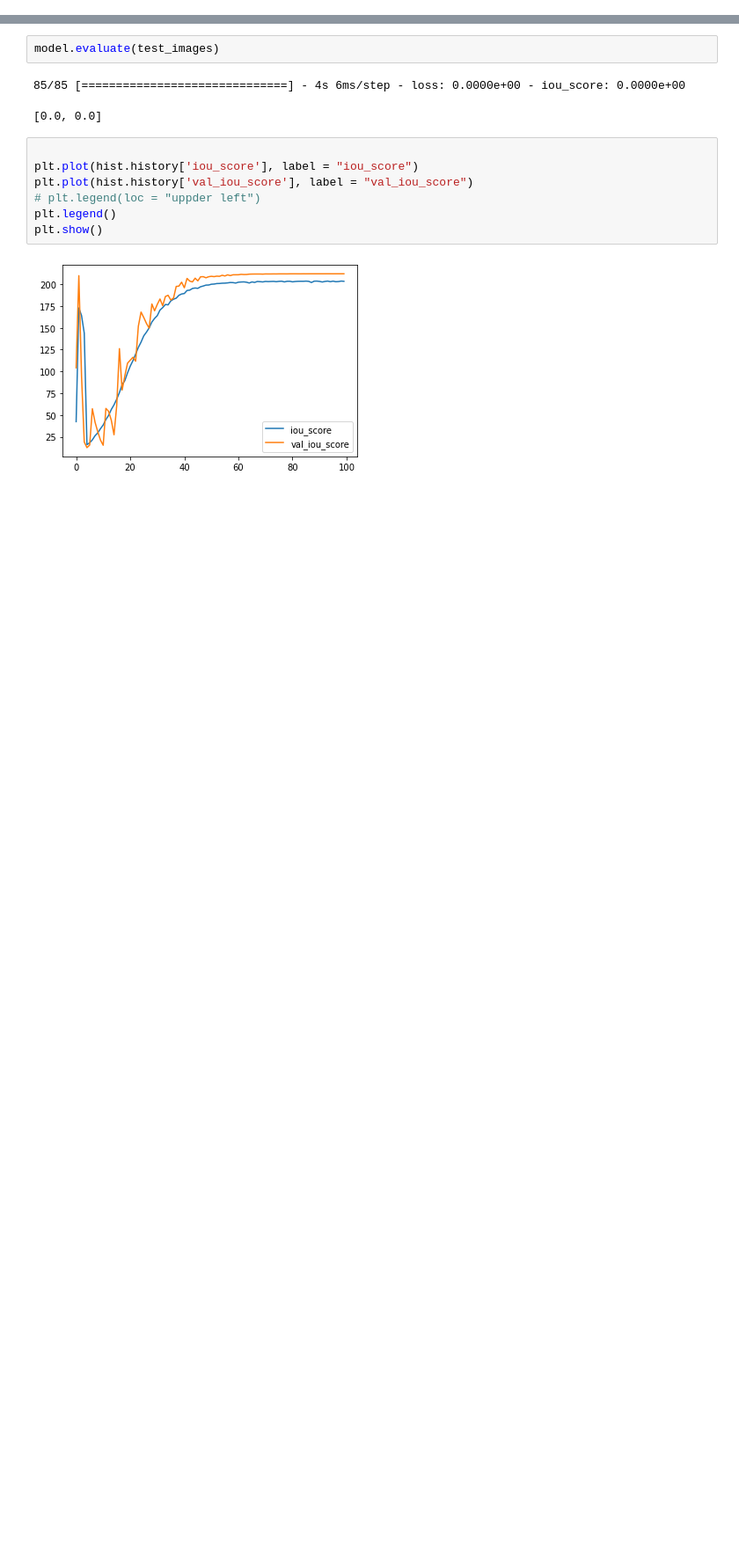
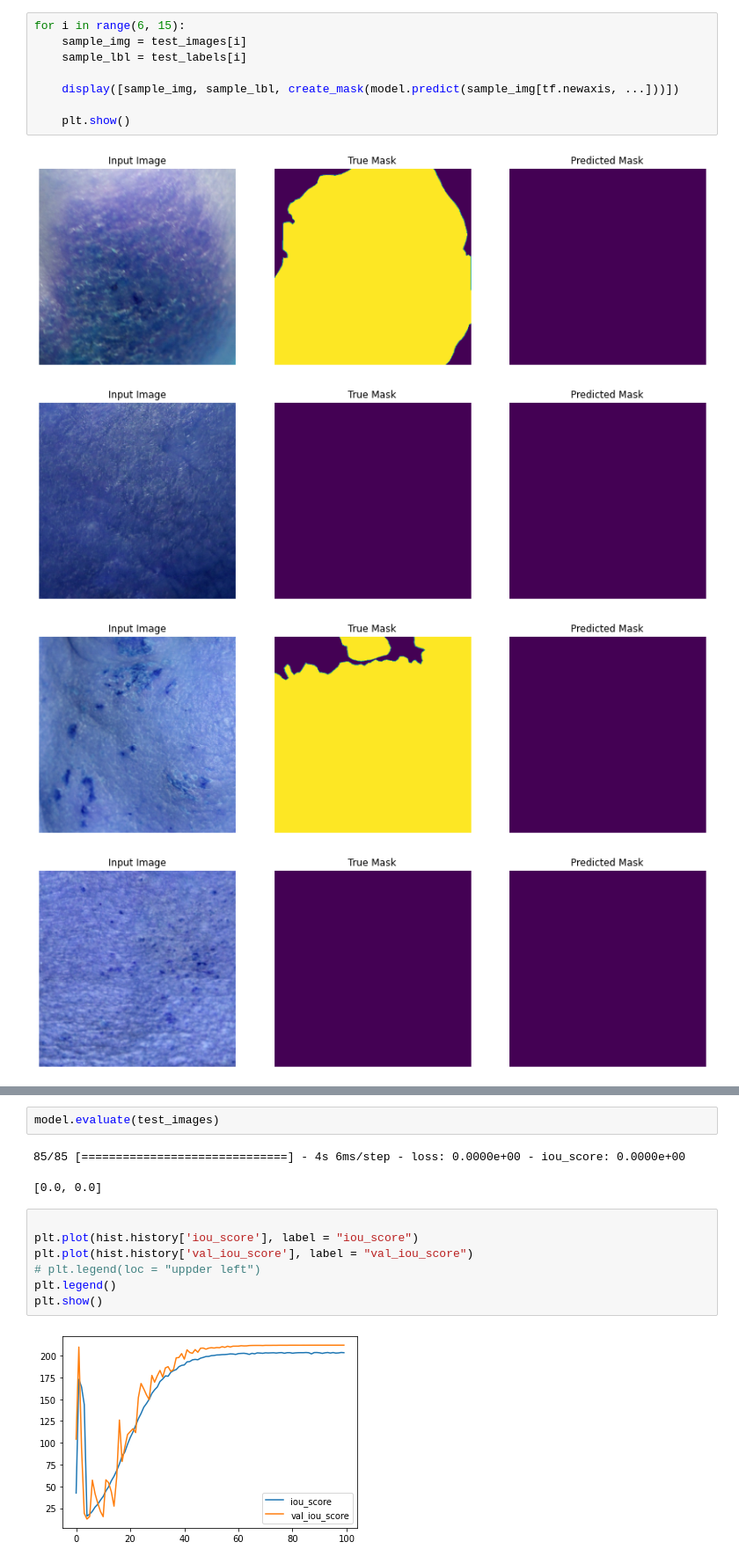
Before and after one commit to SeHwanYoo/child_segmentation, a Jupyter notebook: train.ipynb, the cells around one changed output, grey strips where cells are left out. Shown at 88% size. Saved outputs shown, nothing was run; the diff lists cells and outputs as text; blank space fills up the shorter version.

```diff
--- a/train.ipynb
+++ b/train.ipynb
@@ -146,0 +374,13 @@ preprocess_input = sm.get_preprocessing(BACKBONE)
+# %%
+for i in range(6, 15):
+    sample_img = test_images[i]
+    sample_lbl = test_labels[i]
+
+    display([sample_img, sample_lbl, create_mask(model.predict(sample_img[tf.newaxis, ...]))])
+
+    plt.show()
+# %% [output]
+[figure, added]
+[figure, added]
+[figure, added]
+[figure, added]
```
Also changed, not shown: parts of 30 cells of this notebook, 1 other file.
